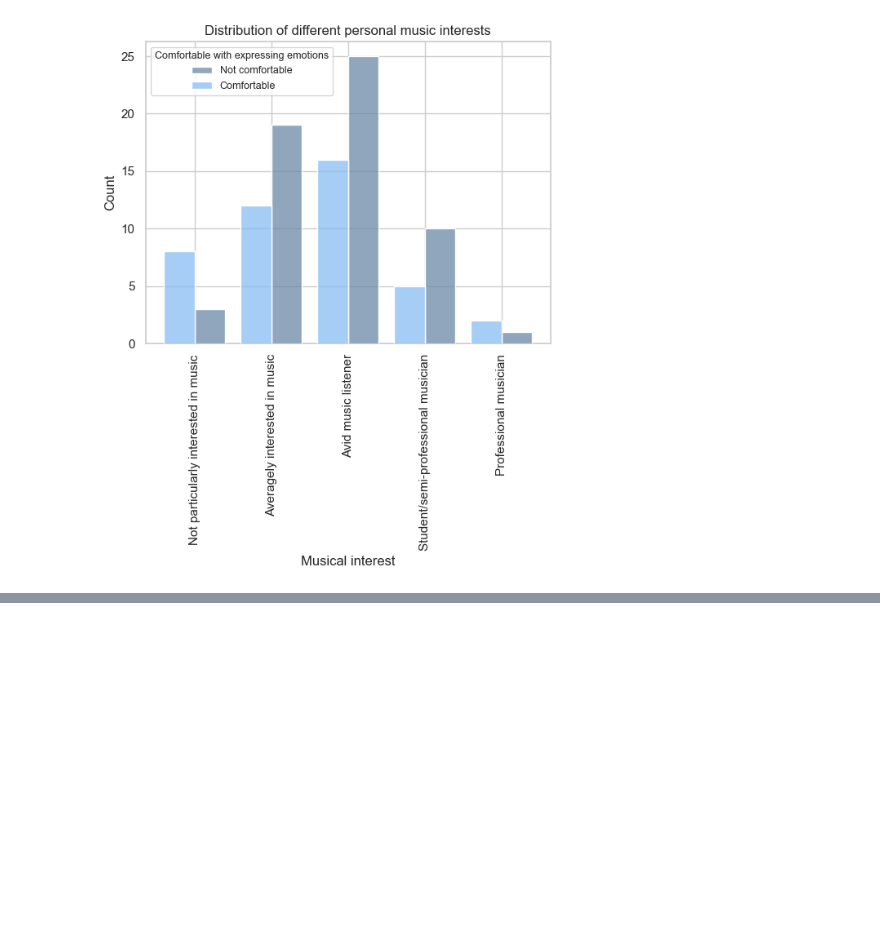
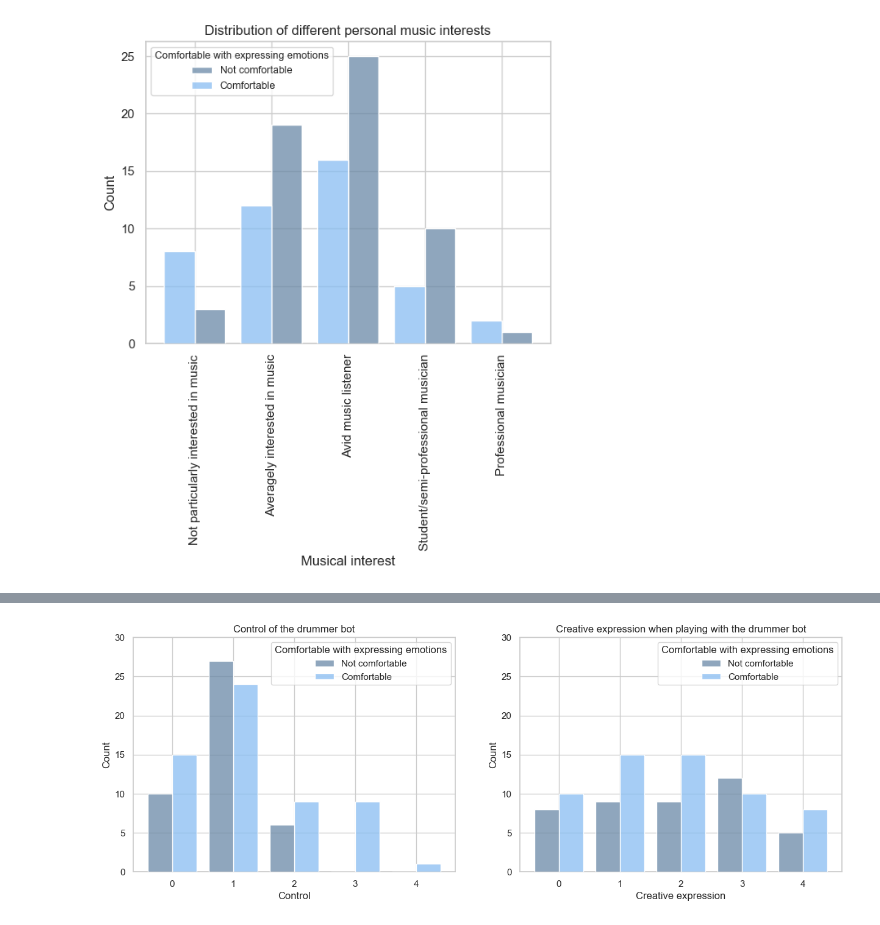
Before and after one commit to ihneskarbovik/IN5060-assignment3, a Jupyter notebook: study.ipynb, the cells around one changed output, grey strips where cells are left out. Cells and saved outputs as stored; diff of their text form; code cells hidden in the pictures; blank space fills up the shorter version.

```diff
--- a/study.ipynb
+++ b/study.ipynb
@@ -216,0 +219,19 @@ sns.heatmap(df_all_numeric.corr(), annot=True, cmap=color_palett)
+# %%
+# Control and creative experience
+to_plot = to_plot.replace([0, 1, 2, 3, 4, 5], ['0', '1', '2', '3', '4', '5'])
+order = ['0', '1', '2', '3', '4', '5']
+to_plot['Control'] = pd.Categorical(to_plot['Control'], categories=order, ordered=True)
+
+fig, axs = plt.subplots(1, 2, figsize=(15, 5))
+sns.histplot(data=to_plot, x='Control', hue='Comfortable with expressing emotions', ax=axs[0], palette=[colors[2], colors[1]], multiple="dodge", shrink=0.8, zorder=3)
+axs[0].set_ylim(0, 30)
+axs[0].set_title('Control of the drummer bot')
+
+to_plot['Creative expression'] = pd.Categorical(to_plot['Creative expression'], categories=order, ordered=True)
+sns.histplot(data=to_plot, x='Creative expression', hue='Comfortable with expressing emotions', ax=axs[1], palette=[colors[2], colors[1]], multiple="dodge", shrink=0.8, zorder=3)
+axs[1].set_ylim(0, 30)
+axs[1].set_title('Creative expression when playing with the drummer bot')
+
+plt.show()
+# %% [output]
+[figure, added]
```
Also changed, not shown: parts of 13 cells of this notebook.
